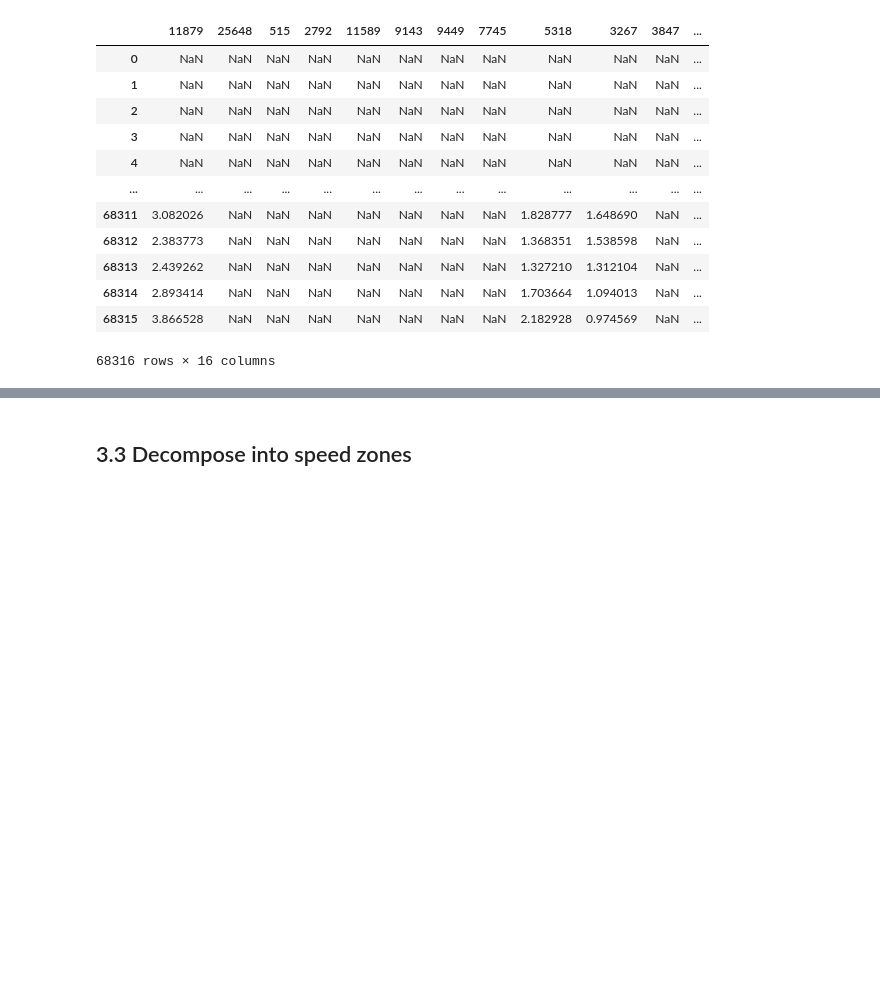
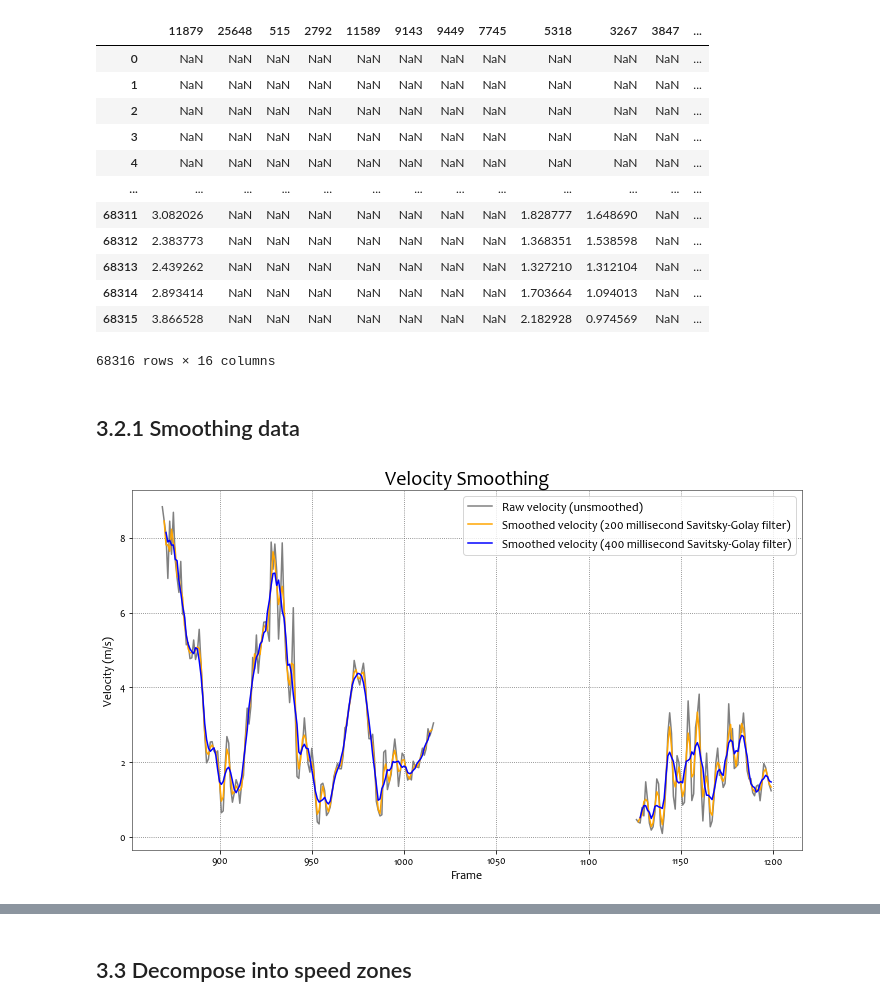
Before and after one commit to JohnLindblad/FinalProject-PlayerFitness, a Jupyter notebook: FinalProject-John.ipynb, the cells around one changed output, grey strips where cells are left out. Drawn from its saved outputs; the diff is of its cells as text; code cells hidden in the pictures; blank space fills up the shorter version.

Commit message:
3.2.1 Smoothing added analysing various filters

```diff
--- a/FinalProject-John.ipynb
+++ b/FinalProject-John.ipynb
@@ -325,3 +307,41 @@ smoothed_vel_lfc_df
 | 68314 | 2.893414 | NaN | NaN | NaN | NaN | NaN | NaN | NaN | 1.703664 | 1.094013 | NaN | ... |
 | 68315 | 3.866528 | NaN | NaN | NaN | NaN | NaN | NaN | NaN | 2.182928 | 0.974569 | NaN | ... |
 68316 rows × 16 columns
+# %% [markdown]
+## 3.2.1 Smoothing data
+# %%
+import scipy.signal as signal
+calc_df = lfc_cords_diff # new data frame not to intefere with the rest
+
+# Compute distance, raw velocity and velocity with various smoothing filters
+for i in lfc_dict:
+    calc_df[str(i)+'_dist'] = np.sqrt(calc_df[str(i)+'_x']**2 + calc_df[str(i)+'_y']**2)
+    calc_df[str(i)+'_speed'] = calc_df[str(i)+'_dist']/0.1
+    calc_df[str(i)+'_speed'] = calc_df[str(i)+'_speed'].apply(lambda x: np.nan if x > 12 else x) # Usain Bolt filter
+    calc_df[str(i)+'_acc'] = calc_df[str(i)+'_speed'].diff()/0.1
+    calc_df[str(i)+'_SG3_speed'] = signal.savgol_filter(calc_df[str(i)+'_speed'], 3, 1, mode='nearest')
+    calc_df[str(i)+'_SG5_speed'] = signal.savgol_filter(calc_df[str(i)+'_speed'], 5, 1, mode='nearest')
+    #calc_df[str(i)+'_SG7_speed'] = signal.savgol_filter(calc_df[str(i)+'_speed'], 7, 1, mode='nearest')
+    #calc_df[str(i)+'_SG9_speed'] = signal.savgol_filter(calc_df[str(i)+'_speed'], 9, 1, mode='nearest')
+    calc_df[str(i)+'_SG5_acc'] = calc_df[str(i)+'_SG5_speed'].diff()/0.1
+    calc_df[str(i)+'_SG3_SG5_acc'] = signal.savgol_filter(calc_df[str(i)+'_SG5_acc'], 3, 1, mode='nearest')
+# %%
+from matplotlib import rcParams
+rcParams['figure.figsize'] = 10,6
+rcParams['axes.linewidth'] = 0.5
+plt.rcParams["font.family"] = "Candara"
+
+# Velocity plot
+plt.plot(calc_df[800:1200]['5318_speed'], label='Raw velocity (unsmoothed)', color='gray')
+plt.plot(calc_df[800:1200]['5318_SG3_speed'], label='Smoothed velocity (200 millisecond Savitsky-Golay filter)', color='orange')
+plt.plot(calc_df[800:1200]['5318_SG5_speed'], label='Smoothed velocity (400 millisecond Savitsky-Golay filter)', color='blue')
+#plt.plot(calc_df[800:1200]['5318_SG7_speed'], label='Smoothed velocity (600 millisecond Savitsky-Golay filter)', color='blue')
+#plt.plot(calc_df[800:1200]['5318_SG9_speed'], label='Smoothed velocity (800 millisecond Savitsky-Golay filter)', color='blue')
+plt.legend(fontsize=12)
+plt.grid(True, color = 'dimgray', linestyle='dotted')
+plt.title("Velocity Smoothing", fontsize=20)
+plt.xlabel('Frame', fontsize=12)
+plt.ylabel('Velocity (m/s)', fontsize=12)
+plt.tight_layout()
+# %% [output]
+[figure, added]
```
Also changed, not shown: parts of 9 cells of this notebook.
